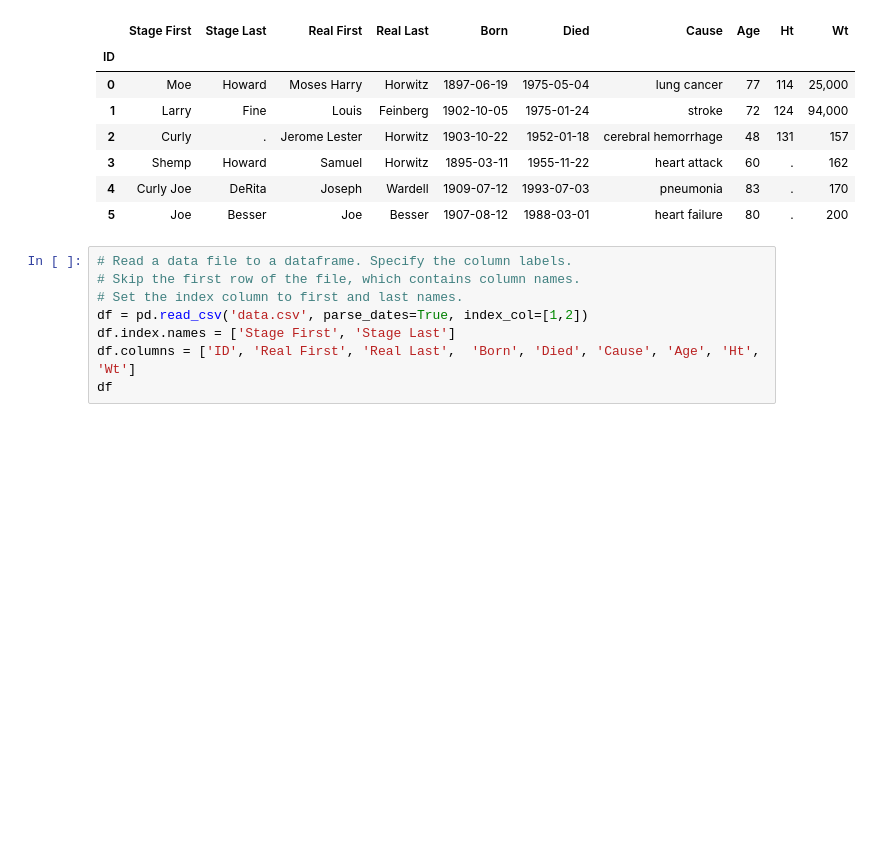
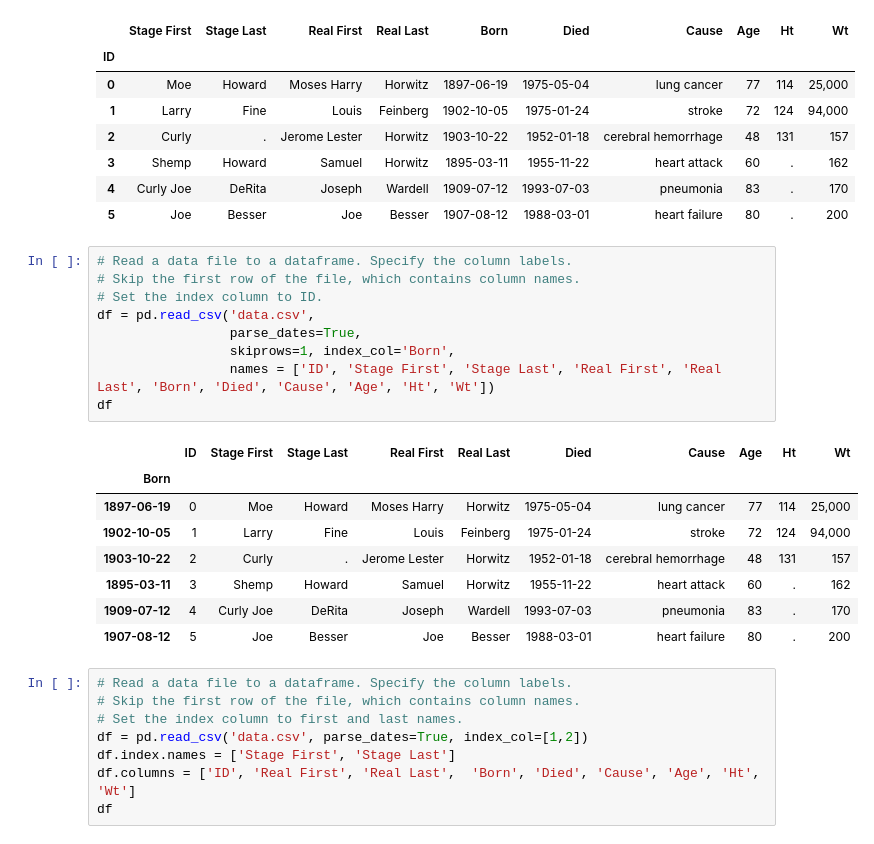
Before and after one commit to gillespilon/csv_read_write_pandas, a Jupyter notebook: csv_read_write_pandas.ipynb, the cells around one changed output. Drawn from its saved outputs; the diff is of its cells as text; blank space fills up the shorter version.

Commit message:
mod added cell to show "Set the index column to Born"

```diff
--- a/csv_read_write_pandas.ipynb
+++ b/csv_read_write_pandas.ipynb
@@ -166,6 +166,24 @@ df
 | 3 | Shemp | Howard | Samuel | Horwitz | 1895-03-11 | 1955-11-22 | heart attack | 60 | . | 162 |
 | 4 | Curly Joe | DeRita | Joseph | Wardell | 1909-07-12 | 1993-07-03 | pneumonia | 83 | . | 170 |
 | 5 | Joe | Besser | Joe | Besser | 1907-08-12 | 1988-03-01 | heart failure | 80 | . | 200 |
+# %%
+# Read a data file to a dataframe. Specify the column labels.
+# Skip the first row of the file, which contains column names.
+# Set the index column to ID.
+df = pd.read_csv('data.csv',
+                 parse_dates=True,
+                 skiprows=1, index_col='Born',
+                 names = ['ID', 'Stage First', 'Stage Last', 'Real First', 'Real Last', 'Born', 'Died', 'Cause', 'Age', 'Ht', 'Wt'])
+df
+# %% [output]
+|  | ID | Stage First | Stage Last | Real First | Real Last | Died | Cause | Age | Ht | Wt |
+| Born |  |  |  |  |  |  |  |  |  |  |
+| 1897-06-19 | 0 | Moe | Howard | Moses Harry | Horwitz | 1975-05-04 | lung cancer | 77 | 114 | 25,000 |
+| 1902-10-05 | 1 | Larry | Fine | Louis | Feinberg | 1975-01-24 | stroke | 72 | 124 | 94,000 |
+| 1903-10-22 | 2 | Curly | . | Jerome Lester | Horwitz | 1952-01-18 | cerebral hemorrhage | 48 | 131 | 157 |
+| 1895-03-11 | 3 | Shemp | Howard | Samuel | Horwitz | 1955-11-22 | heart attack | 60 | . | 162 |
+| 1909-07-12 | 4 | Curly Joe | DeRita | Joseph | Wardell | 1993-07-03 | pneumonia | 83 | . | 170 |
+| 1907-08-12 | 5 | Joe | Besser | Joe | Besser | 1988-03-01 | heart failure | 80 | . | 200 |
 # %%
 # Read a data file to a dataframe. Specify the column labels.
 # Skip the first row of the file, which contains column names.
```
